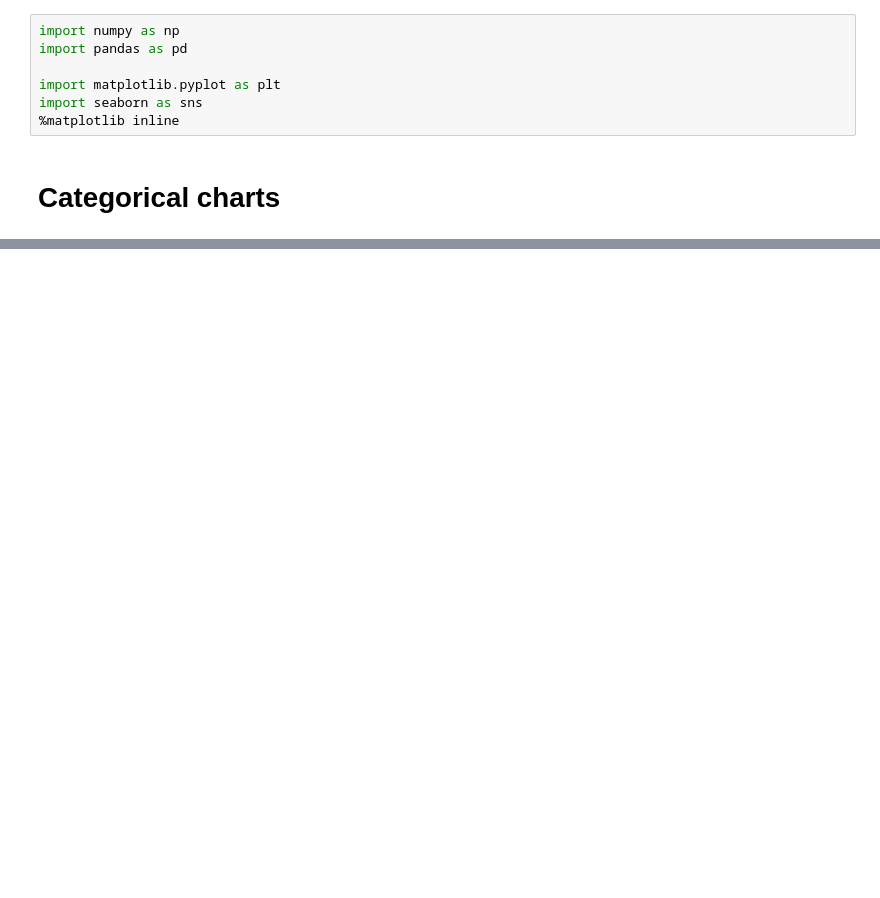
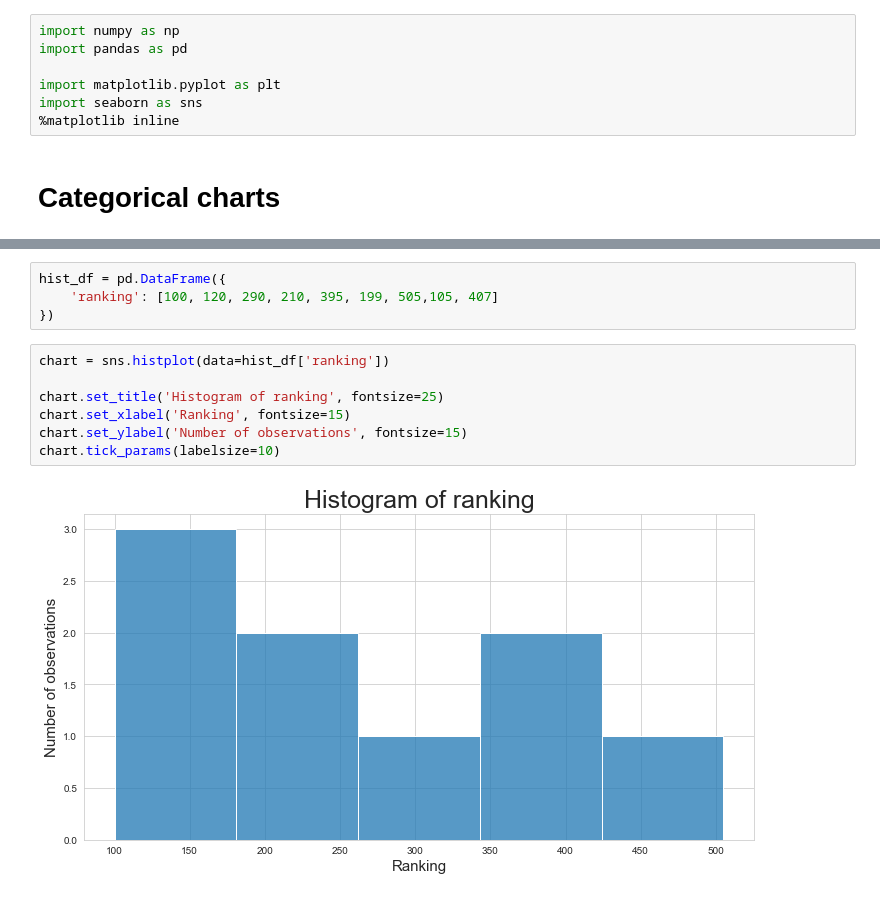
Before and after one commit to ekalachev/jupyter_charts, a Jupyter notebook: seaborn.ipynb, the cells around one changed output, grey strips where cells are left out. Cells and saved outputs as stored; diff of their text form; blank space fills up the shorter version.

```diff
--- a/seaborn.ipynb
+++ b/seaborn.ipynb
@@ -46,0 +46,13 @@ sns.lineplot(data=basis)
+# %%
+hist_df = pd.DataFrame({
+    'ranking': [100, 120, 290, 210, 395, 199, 505,105, 407]
+})
+# %%
+chart = sns.histplot(data=hist_df['ranking'])
+
+chart.set_title('Histogram of ranking', fontsize=25)
+chart.set_xlabel('Ranking', fontsize=15)
+chart.set_ylabel('Number of observations', fontsize=15)
+chart.tick_params(labelsize=10)
+# %% [output]
+[figure, added]
```
Also changed, not shown: parts of 7 cells of this notebook.
